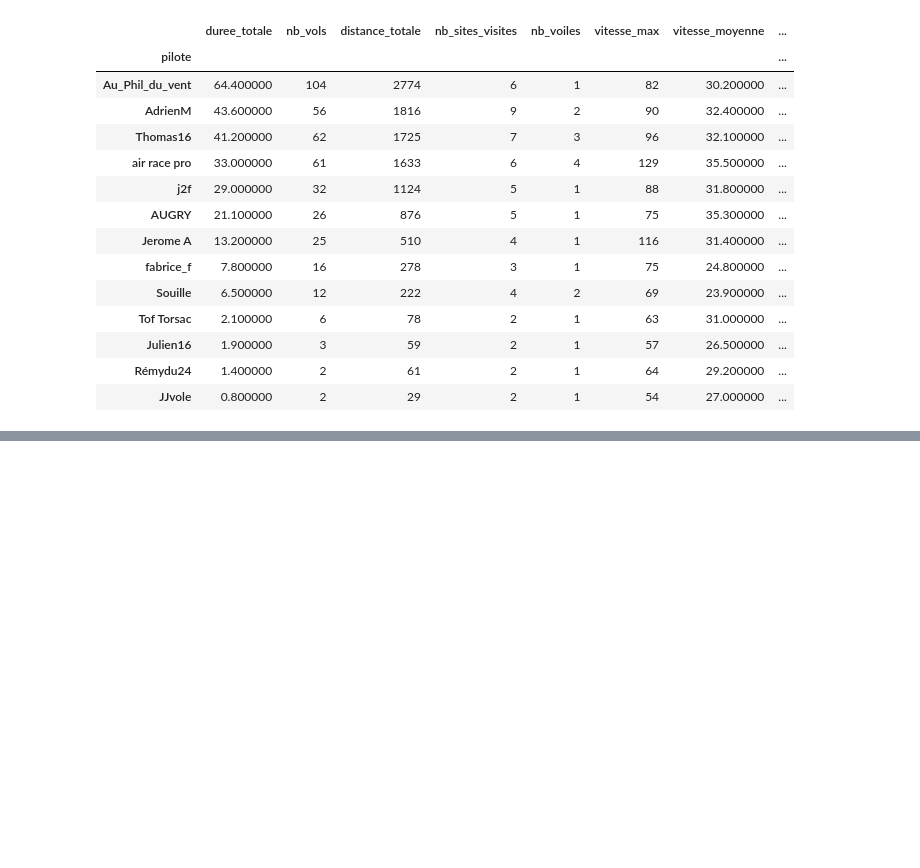
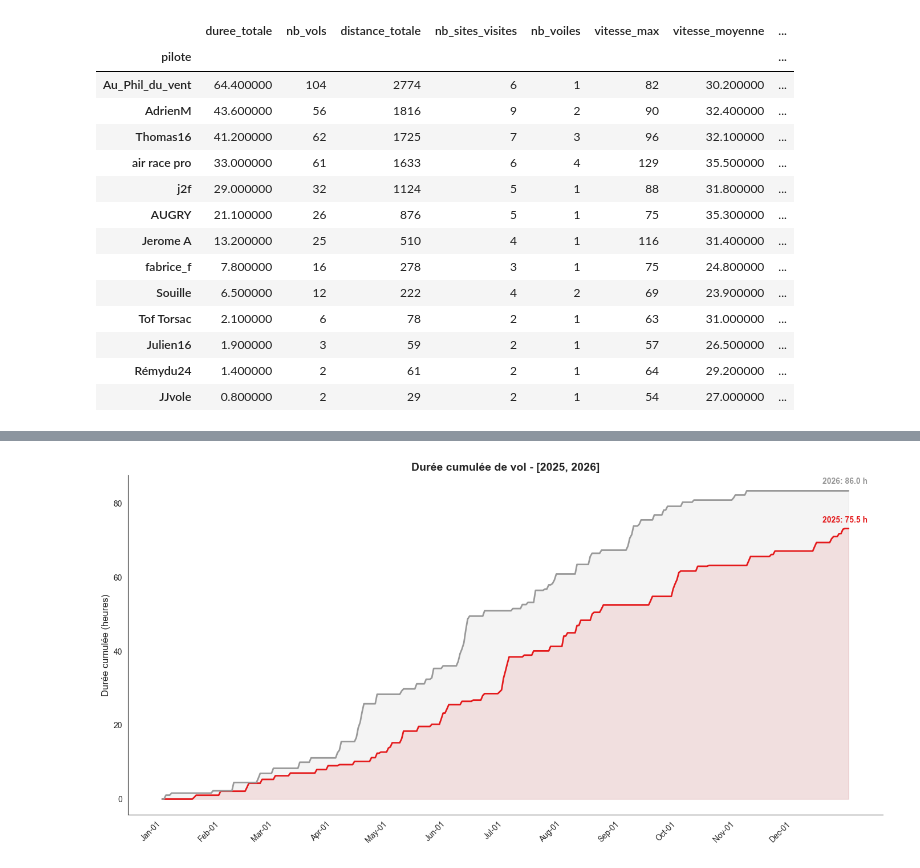
Before and after one commit to amorea04/syride_traces, a Jupyter notebook: src/analyze_traces.ipynb, the cells around one changed output, grey strips where cells are left out. Saved outputs shown, nothing was run; the diff lists cells and outputs as text; code cells hidden in the pictures; blank space fills up the shorter version.

```diff
--- a/src/analyze_traces.ipynb
+++ b/src/analyze_traces.ipynb
@@ -1177,0 +1462,78 @@ Paramoteur
+# %%
+def plot_cumulative_flights(
+    df_init: pd.DataFrame,
+    years:list[int],
+    value_col: str = "duree_vol_minutes",
+    year: int = 2025
+    ):
+
+    fig_cumul_flights = plt.figure(figsize=(14, 7))
+    sns.set_style("white")
+
+    for year1 in years:
+        df = df_init[df_init['annee'] == year1]
+        daily = (
+            df
+            .groupby(['date', 'annee'], as_index=False, observed=False)
+            .agg(
+                duree_vol_minutes= ("duree_vol_minutes", lambda x: round(x.sum(), 0)),
+            )
+        )
+
+        min_annee = min(daily['annee'])
+        max_annee = max(daily['annee'])
+
+        # Générer toutes les dates de l’année pour garantir une grille complète
+        calendar_index = pd.date_range(start=f"{min_annee}-01-01", end=f"{max_annee}-12-31")
+
+        df = pd.DataFrame({"date": calendar_index})
+        df = df.merge(daily, on="date", how="left")
+        df['duree_vol_minutes'] = df['duree_vol_minutes'].fillna(0)
+
+        df["annee"] = df["date"].dt.year
+        df["date_mois_jour"] = df["date"].dt.strftime("%b-%d").astype(str)
+
+        #calcul cumsum par annee :
+        df['cumsum'] = df[value_col].cumsum()
+        df['cumsum_hours'] = df['cumsum'] / 60
+
+        # Ajouter une couleur par annee
+        colors = plt.cm.Set1(np.linspace(0, 1, len(years)))
+
+        ax = sns.lineplot(data=df, x='date_mois_jour', y='cumsum_hours', color=colors[years.index(year1)], linewidth=2)#
+
+        # Fill under the line
+        plt.fill_between(df['date_mois_jour'], df['cumsum_hours'], color=colors[years.index(year1)], alpha=0.1)
+
+        # Remove spines
+        sns.despine()
+
+        # Add annotation at the end
+        annotation_offset = min(15, len(df))
+        if annotation_offset > 0:
+            last_date = df['date_mois_jour'].iloc[-annotation_offset]
+            last_val = (df['cumsum_hours'].iloc[-1])*1.03
+            plt.text(last_date, last_val, f"{year1}: {last_val:.1f} h",
+                color=colors[years.index(year1)], fontweight='bold', ha='left', va='center'
+            )
+
+    # Configurer l'axe X pour n'afficher que le premier jour de chaque mois
+    df['day'] = df['date'].dt.day
+    first_days = df[df['day'] == 1]
+    tick_positions = first_days.index
+    tick_labels = first_days['date_mois_jour'].values
+    ax.set_xticks(tick_positions)
+    ax.set_xticklabels(tick_labels, rotation=45, ha='right')
+
+    plt.title(f"Durée cumulée de vol - {years}", fontsize=14, fontweight='bold')
+    plt.xlabel(None)
+    plt.ylabel("Durée cumulée (heures)", fontsize=12)
+    plt.tight_layout()
+
+    return fig_cumul_flights
+
+
+figgg = plot_cumulative_flights(df_init=df_am, years=list(df_am['annee'].unique()))
+figgg.show();
+# %% [output]
+[figure, added]
```
Also changed, not shown: parts of 20 cells of this notebook, 52 other files.
